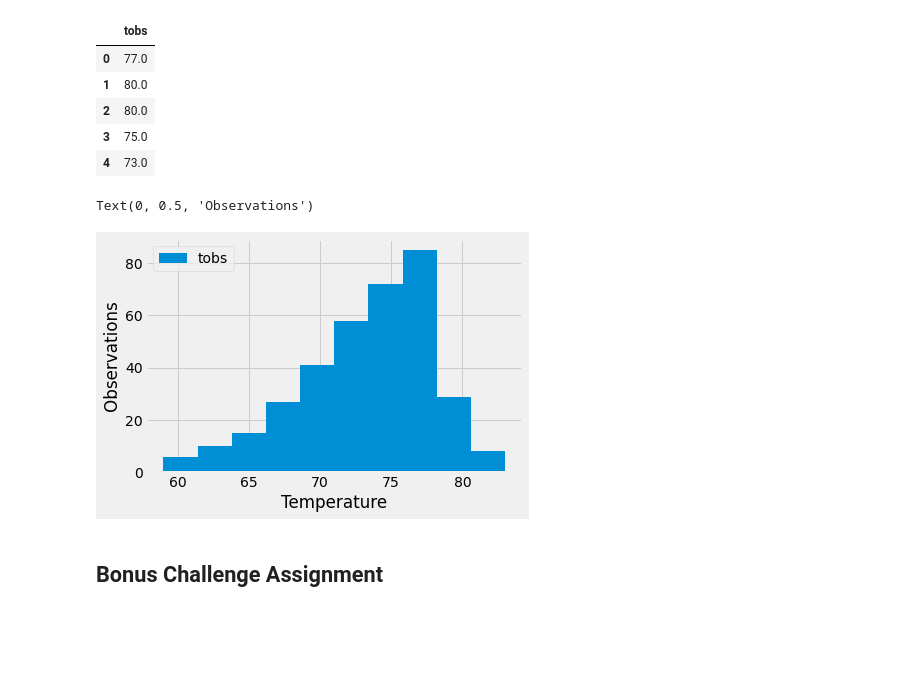
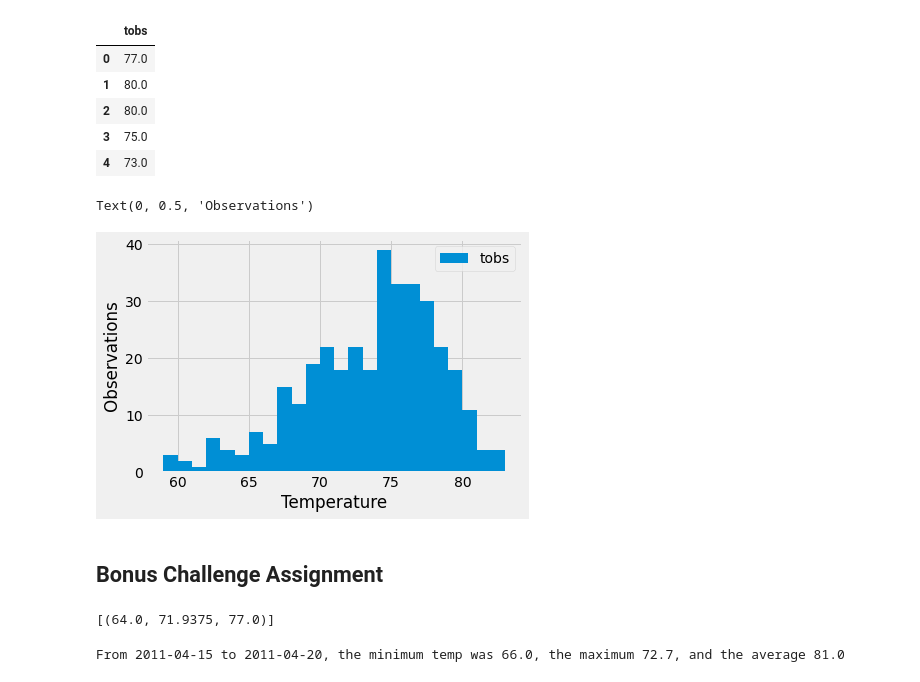
Before and after one commit to drossi1990/sql-alchemy-challenge, a Jupyter notebook: climate_starter.ipynb, the cells around one changed output. Cells and saved outputs as stored; diff of their text form; code cells hidden in the pictures; blank space fills up the shorter version.

```diff
--- a/climate_starter.ipynb
+++ b/climate_starter.ipynb
@@ -132,12 +132,12 @@ TopStation_df.head()
 | 4 | 73.0 |
 # %%
 #plot the results as a histogram
-TopStation_df.plot.hist()
+TopStation_df.plot.hist(bins=24)
 plt.xlabel("Temperature")
 plt.ylabel("Observations")
 # %% [output]
 Text(0, 0.5, 'Observations')
-[figure, old version]
+[figure, new version]
 # %% [markdown]
 ## Bonus Challenge Assignment
 # %%
@@ -154,14 +154,28 @@ def calc_temps(start_date, end_date):
         TMIN, TAVE, and TMAX
     """
 
-    return session.query(func.min(Measurement.tobs), func.avg(Measurement.tobs), func.max(Measurement.tobs)).\
-        filter(Measurement.date >= start_date).filter(Measurement.date <= end_date).all()
+    return this_session.query(func.min(measurements.tobs), func.avg(measurements.tobs), func.max(measurements.tobs)).\
+        filter(measurements.date >= start_date).filter(measurements.date <= end_date).all()
 
 # function usage example
-print(calc_temps('2012-02-28', '2012-03-05'))
+start_date = '2012-04-15'
+end_date = '2012-04-20'
+print(calc_temps(start_date, end_date))
+# %% [output]
+[(64.0, 71.9375, 77.0)]
 # %%
 # Use your previous function `calc_temps` to calculate the tmin, tavg, and tmax
 # for your trip using the previous year's data for those same dates.
+prev_start_date = str(eval(start_date[0:4])-1) + start_date[4:]
+prev_end_date = str(eval(end_date[0:4])-1) + end_date[4:]
+
+Temp_min = calc_temps(prev_start_date, prev_end_date)[0][0]
+Temp_max = calc_temps(prev_start_date, prev_end_date)[0][1]
+Temp_avg = calc_temps(prev_start_date, prev_end_date)[0][2]
+Temp_dict = calc_temps(prev_start_date, prev_end_date)[0][0]
+print(f"From {prev_start_date} to {prev_end_date}, the minimum temp was {Temp_min}, the maximum {round(Temp_max, 1)}, and the average {Temp_avg}")
+# %% [output]
+From 2011-04-15 to 2011-04-20, the minimum temp was 66.0, the maximum 72.7, and the average 81.0
 # %%
 # Plot the results from your previous query as a bar chart.
 # Use "Trip Avg Temp" as your Title
```
Also changed, not shown: parts of 1 cell of this notebook, 1 other file.
